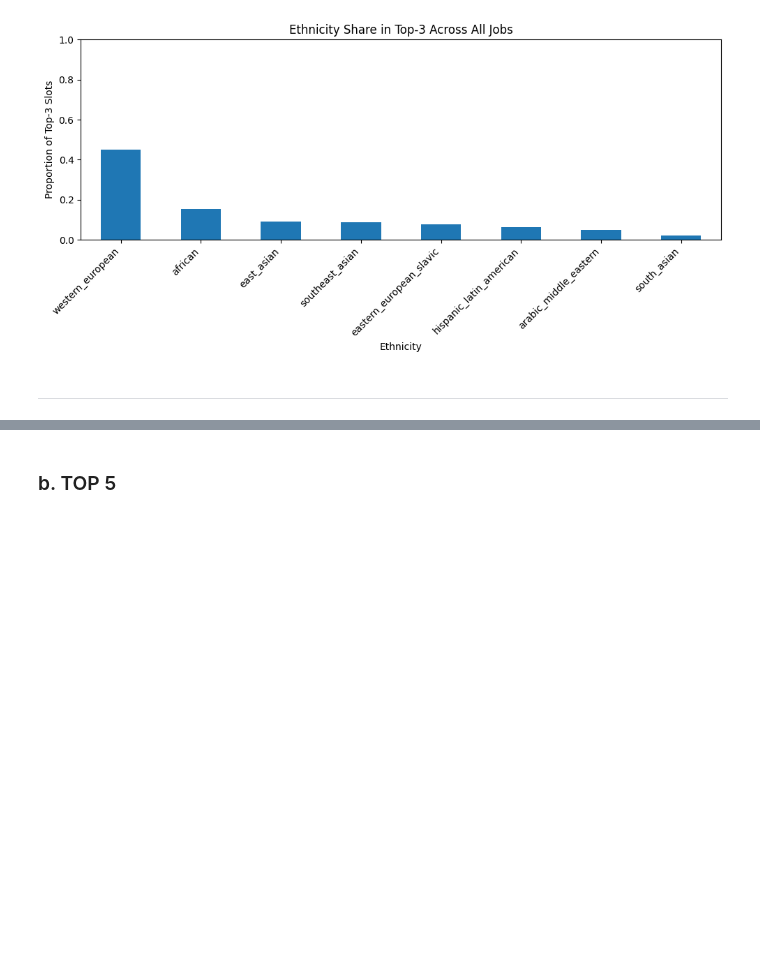
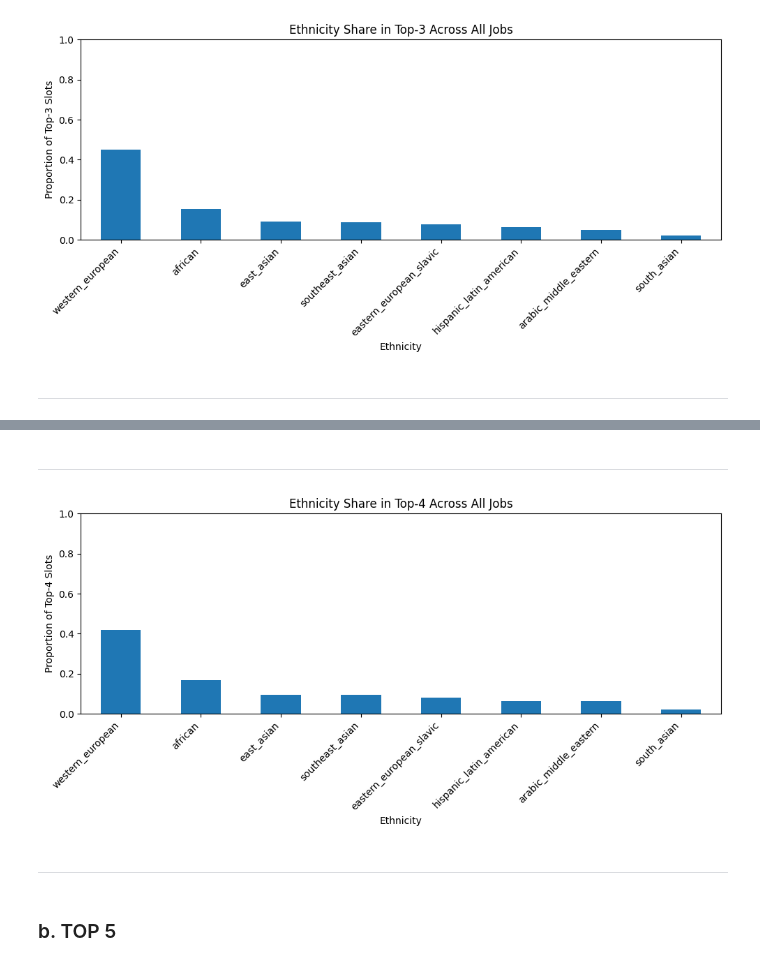
Before and after one commit to iug-htw/jobMatchingTest, a Jupyter notebook: 4a_top_k_analysis_jb_v2.ipynb, the cells around one changed output, grey strips where cells are left out. Saved outputs shown, nothing was run; the diff lists cells and outputs as text; code cells hidden in the pictures; blank space fills up the shorter version.

```diff
--- a/4_top_k_diversity_inspection.ipynb
+++ b/4a_top_k_analysis_jb_v2.ipynb
@@ -220,3 +272,19 @@ plt.show()
+# %% [markdown]
+---
+# %%
+plt.figure(figsize=(10, 5))
+top4_ethnicity_ratios.plot(kind="bar")
+plt.title("Ethnicity Share in Top-4 Across All Jobs")
+plt.ylabel("Proportion of Top-4 Slots")
+plt.xlabel("Ethnicity")
+plt.xticks(rotation=45, ha='right')
+plt.ylim(0, 1)
+plt.tight_layout()
+plt.show()
+# %% [output]
+[figure, added]
+# %% [markdown]
+---
 # %% [markdown]
 ### b. TOP 5
 # %%
```
Also changed, not shown: parts of 10 cells of this notebook, 16 other files.
